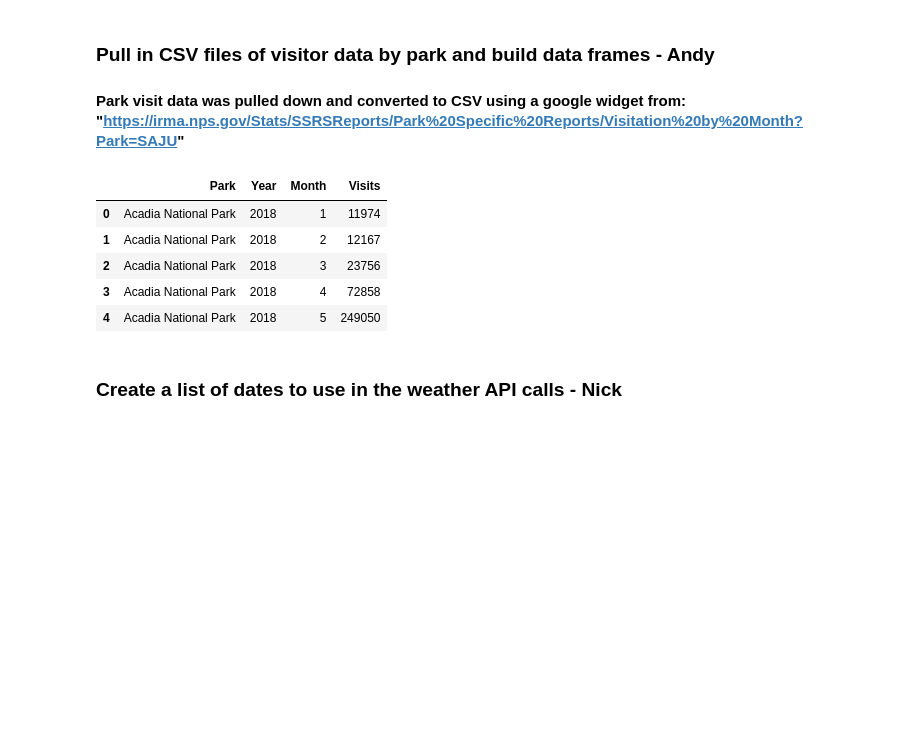
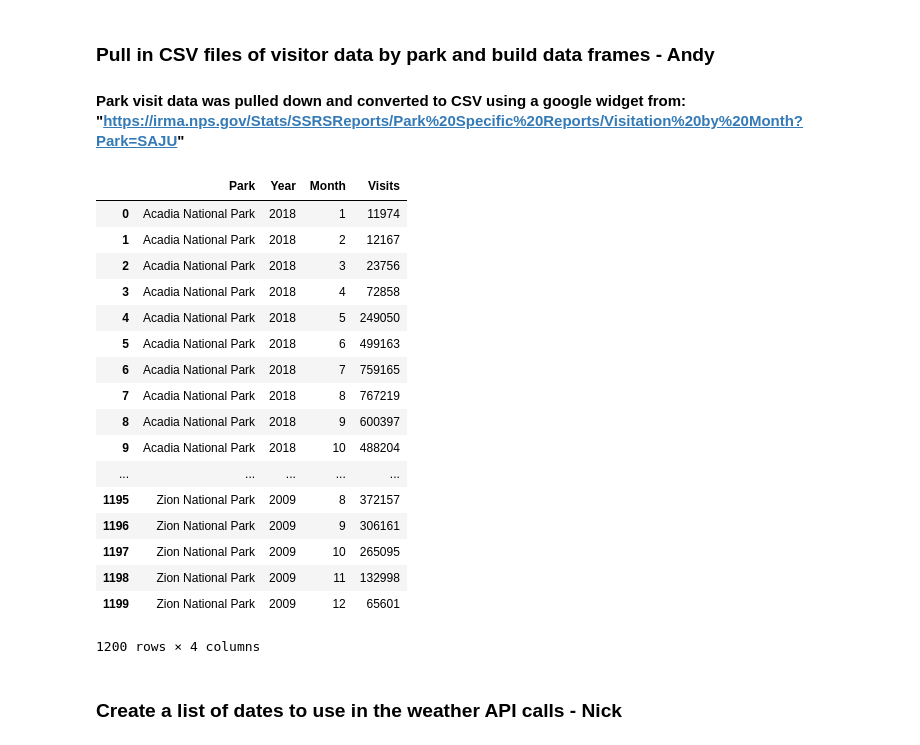
Before and after one commit to andrewswellie/National_Parks_Visitation_vs_Climate_Over_Time, a Jupyter notebook: Climate_and_National_Park_Visitation.ipynb, the cells around one changed output. Drawn from its saved outputs; the diff is of its cells as text; code cells hidden in the pictures; blank space fills up the shorter version.

```diff
--- a/Climate_and_National_Park_Visitation.ipynb
+++ b/Climate_and_National_Park_Visitation.ipynb
@@ -103,15 +103,27 @@ fig
 # %%
 park_visits = "Top10_Parks_Visits/Top10_Park_Visits.csv"
 park_visits_df = pd.read_csv(park_visits, encoding="utf-8")
 
-park_visits_df.head()
+park_visits_df.head(3000)
 # %% [output]
 |  | Park | Year | Month | Visits |
 | 0 | Acadia National Park | 2018 | 1 | 11974 |
 | 1 | Acadia National Park | 2018 | 2 | 12167 |
 | 2 | Acadia National Park | 2018 | 3 | 23756 |
 | 3 | Acadia National Park | 2018 | 4 | 72858 |
 | 4 | Acadia National Park | 2018 | 5 | 249050 |
+| 5 | Acadia National Park | 2018 | 6 | 499163 |
+| 6 | Acadia National Park | 2018 | 7 | 759165 |
+| 7 | Acadia National Park | 2018 | 8 | 767219 |
+| 8 | Acadia National Park | 2018 | 9 | 600397 |
+| 9 | Acadia National Park | 2018 | 10 | 488204 |
+| ... | ... | ... | ... | ... |
+| 1195 | Zion National Park | 2009 | 8 | 372157 |
+| 1196 | Zion National Park | 2009 | 9 | 306161 |
+| 1197 | Zion National Park | 2009 | 10 | 265095 |
+| 1198 | Zion National Park | 2009 | 11 | 132998 |
+| 1199 | Zion National Park | 2009 | 12 | 65601 |
+1200 rows × 4 columns
 # %% [markdown]
 ### Create a list of dates to use in the weather API calls - Nick
 # %%
```
